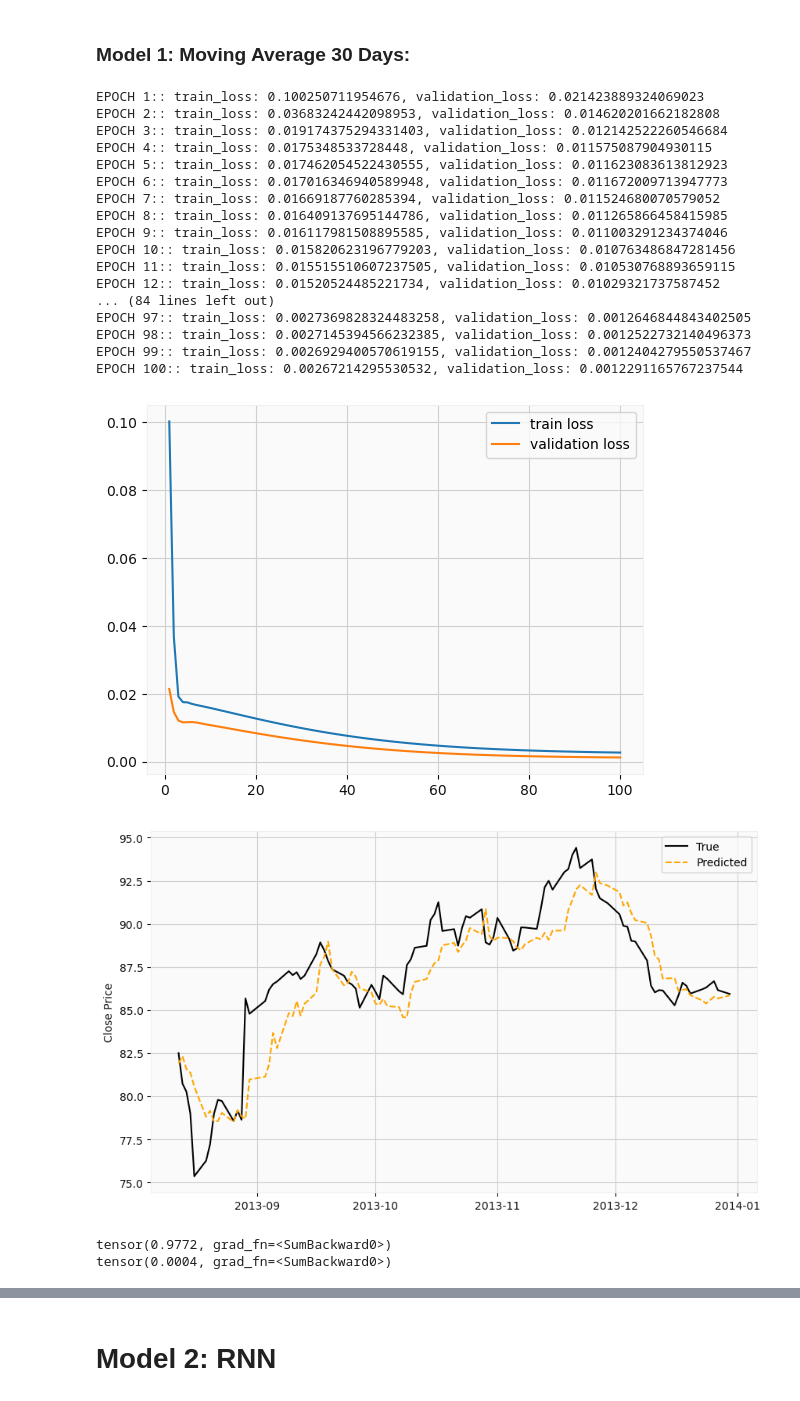
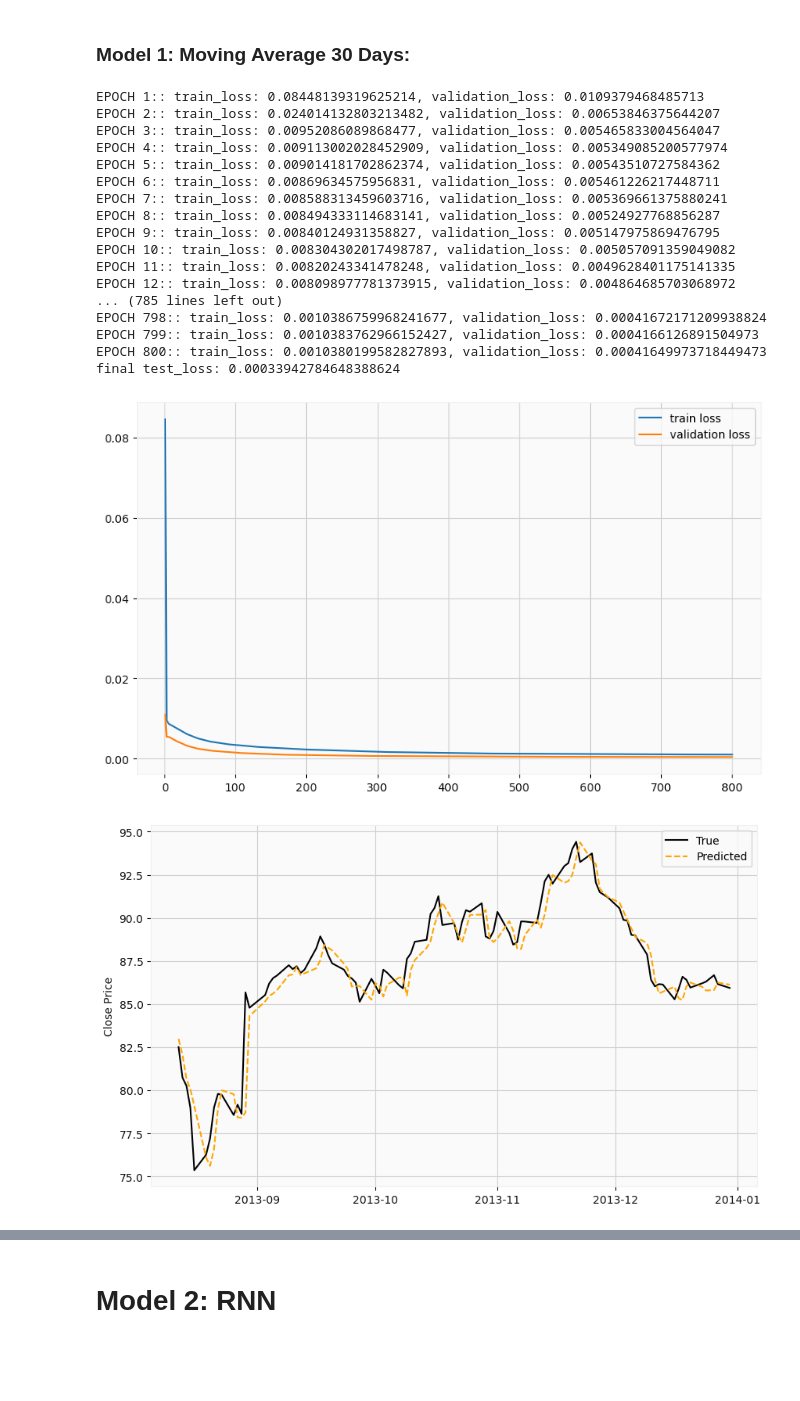
Before and after one commit to tadeohepperle/financial_technology_project2_stock_price_prediction, a Jupyter notebook: hw2_A11922105.ipynb, the cells around one changed output, grey strips where cells are left out. Cells and saved outputs as stored; diff of their text form; code cells hidden in the pictures; blank space fills up the shorter version.

```diff
--- a/hw2_A11922105.ipynb
+++ b/hw2_A11922105.ipynb
@@ -428,6 +428,8 @@ class NetworkTrainer:
         self.train_settings = train_settings
         self.network = network if network is not None else model.to(determine_device())
         self.optimizer = torch.optim.Adam(self.network.parameters(), lr=train_settings.LR)
+        self.train_losses = []
+        self.validation_losses = []
 
     # batch is a time_steps x batch_size x features tensor
     def _train_on_batch(self, batch, targets):
@@ -462,23 +464,30 @@ class NetworkTrainer:
             return loss
 
     def train(self, df_train, df_validation, df_test):
-        train_losses = []
-        validation_losses = []
+
         EPOCHS = self.train_settings.EPOCHS
         for i in range(EPOCHS):
             train_loss = self.train_one_epoch(df_train)
             validation_loss = self.evaluate_network(df_validation)
-            train_losses.append(train_loss)
-            validation_losses.append(validation_loss)
+            self.train_losses.append(train_loss)
+            self.validation_losses.append(validation_loss)
             print(f"EPOCH {i+1}:: train_loss: {train_loss}, validation_loss: {validation_loss}")
+        test_loss = self.evaluate_network(df_test)
+        print(f"final test_loss: {test_loss}")
 
-        fig, ax = plt.subplots()
-        ax.plot(range(1,EPOCHS+1),train_losses, label="train loss")
-        ax.plot(range(1,EPOCHS+1),validation_losses, label="validation loss")
-        ax.legend()
-        plt.show()
+        self.plot_losses()
         # print predictions:
         self.predict_on_new_data_and_plot(df_test)
+
+    def plot_losses(self, savepath = None):
+        fig, ax = plt.subplots()
+        fig.set_size_inches(10,6)
+        ax.plot(range(1,len(self.train_losses)+1),self.train_losses, label="train loss")
+        ax.plot(range(1,len(self.validation_losses)+1),self.validation_losses, label="validation loss")
+        ax.legend()
+        if(savepath != None):
+            fig.savefig(savepath, format='png', dpi=150, bbox_inches='tight')
+        plt.show()
 
     def predict_on_new_data(self,new_data_df):
         batch, targets = get_one_big_batch(new_data_df, self.train_settings.TIME_STEPS)
@@ -531,33 +540,27 @@ class RegressionLearnedMAOfClose(nn.Module):
         return output
 # %%
 model = RegressionLearnedMAOfClose(time_steps=30)
-trainsettings = TrainSettings(BATCH_SIZE=32, EPOCHS=100, LR=0.001, TIME_STEPS=30)
-network_trainer = NetworkTrainer(model, trainsettings)
-network_trainer.train_settings = trainsettings
-network_trainer.train(df_train, df_validation, df_test)
-network_ma = network_trainer.network
-
-for p in network_ma.parameters():
-    print(p.sum())
+trainsettings = TrainSettings(BATCH_SIZE=32, EPOCHS=800, LR=0.001, TIME_STEPS=30)
+network_trainer_ma = NetworkTrainer(model, trainsettings)
+network_trainer_ma.train(df_train, df_validation, df_test)
+network_ma = network_trainer_ma.network
 # %% [output]
-EPOCH 1:: train_loss: 0.100250711954676, validation_loss: 0.021423889324069023
-EPOCH 2:: train_loss: 0.03683242442098953, validation_loss: 0.014620201662182808
-EPOCH 3:: train_loss: 0.019174375294331403, validation_loss: 0.012142522260546684
-EPOCH 4:: train_loss: 0.0175348533728448, validation_loss: 0.011575087904930115
-EPOCH 5:: train_loss: 0.017462054522430555, validation_loss: 0.011623083613812923
-EPOCH 6:: train_loss: 0.017016346940589948, validation_loss: 0.011672009713947773
-EPOCH 7:: train_loss: 0.01669187760285394, validation_loss: 0.011524680070579052
-EPOCH 8:: train_loss: 0.016409137695144786, validation_loss: 0.011265866458415985
-EPOCH 9:: train_loss: 0.016117981508895585, validation_loss: 0.011003291234374046
-EPOCH 10:: train_loss: 0.015820623196779203, validation_loss: 0.010763486847281456
-EPOCH 11:: train_loss: 0.015515510607237505, validation_loss: 0.010530768893659115
-EPOCH 12:: train_loss: 0.01520524485221734, validation_loss: 0.01029321737587452
-... (84 lines left out)
-EPOCH 97:: train_loss: 0.0027369828324483258, validation_loss: 0.0012646844843402505
-EPOCH 98:: train_loss: 0.0027145394566232385, validation_loss: 0.0012522732140496373
-EPOCH 99:: train_loss: 0.0026929400570619155, validation_loss: 0.0012404279550537467
-EPOCH 100:: train_loss: 0.00267214295530532, validation_loss: 0.0012291165767237544
+EPOCH 1:: train_loss: 0.08448139319625214, validation_loss: 0.0109379468485713
+EPOCH 2:: train_loss: 0.024014132803213482, validation_loss: 0.00653846375644207
+EPOCH 3:: train_loss: 0.00952086089868477, validation_loss: 0.005465833004564047
+EPOCH 4:: train_loss: 0.009113002028452909, validation_loss: 0.005349085200577974
+EPOCH 5:: train_loss: 0.009014181702862374, validation_loss: 0.00543510727584362
+EPOCH 6:: train_loss: 0.00869634575956831, validation_loss: 0.005461226217448711
+EPOCH 7:: train_loss: 0.008588313459603716, validation_loss: 0.005369661375880241
+EPOCH 8:: train_loss: 0.008494333114683141, validation_loss: 0.00524927768856287
+EPOCH 9:: train_loss: 0.00840124931358827, validation_loss: 0.005147975869476795
+EPOCH 10:: train_loss: 0.008304302017498787, validation_loss: 0.005057091359049082
+EPOCH 11:: train_loss: 0.00820243341478248, validation_loss: 0.0049628401175141335
+EPOCH 12:: train_loss: 0.008098977781373915, validation_loss: 0.004864685703068972
+... (785 lines left out)
+EPOCH 798:: train_loss: 0.0010386759968241677, validation_loss: 0.00041672171209938824
+EPOCH 799:: train_loss: 0.0010383762966152427, validation_loss: 0.0004166126891504973
+EPOCH 800:: train_loss: 0.0010380199582827893, validation_loss: 0.00041649973718449473
+final test_loss: 0.00033942784648388624
-[figure, old version]
+[figure, new version]
-[figure, old version]
+[figure, new version]
-tensor(0.9772, grad_fn=<SumBackward0>)
-tensor(0.0004, grad_fn=<SumBackward0>)
```
Also changed, not shown: parts of 11 cells of this notebook, 22 other files.
